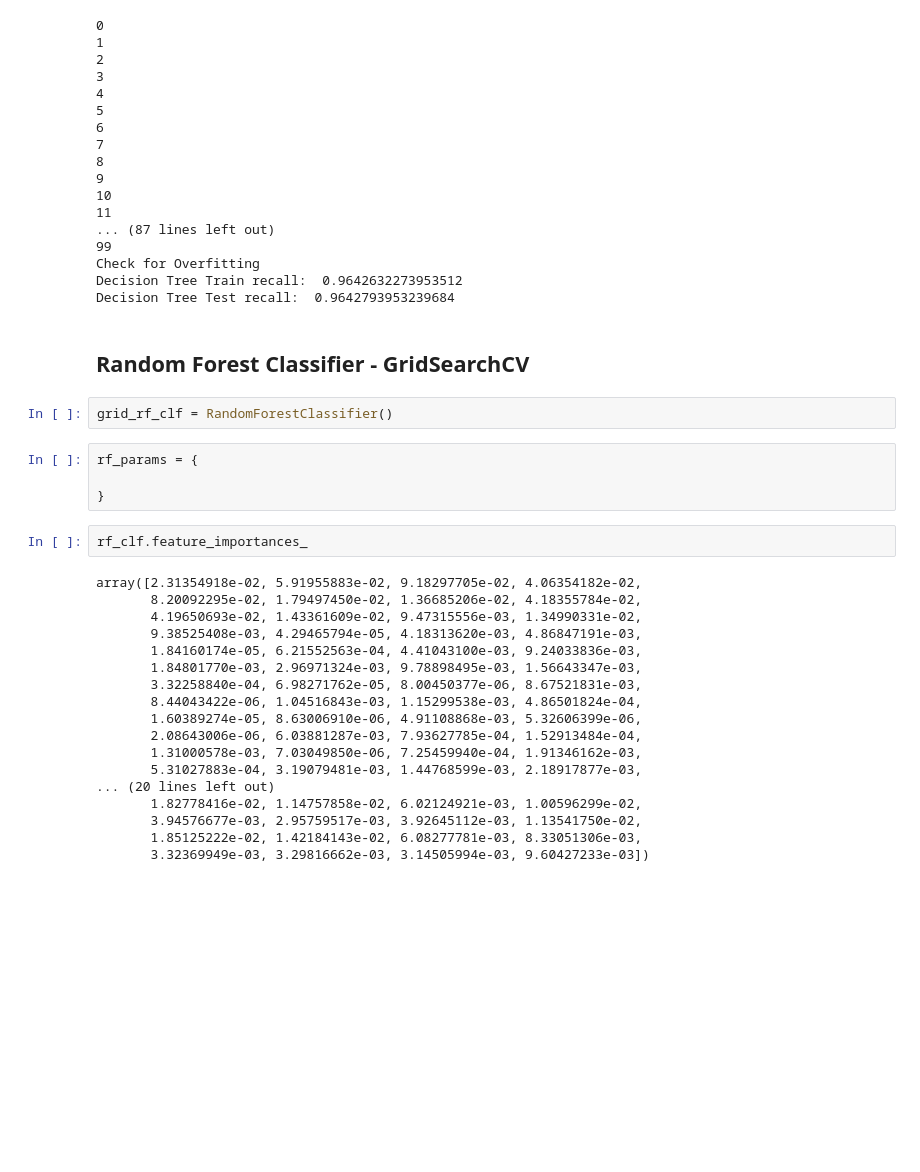
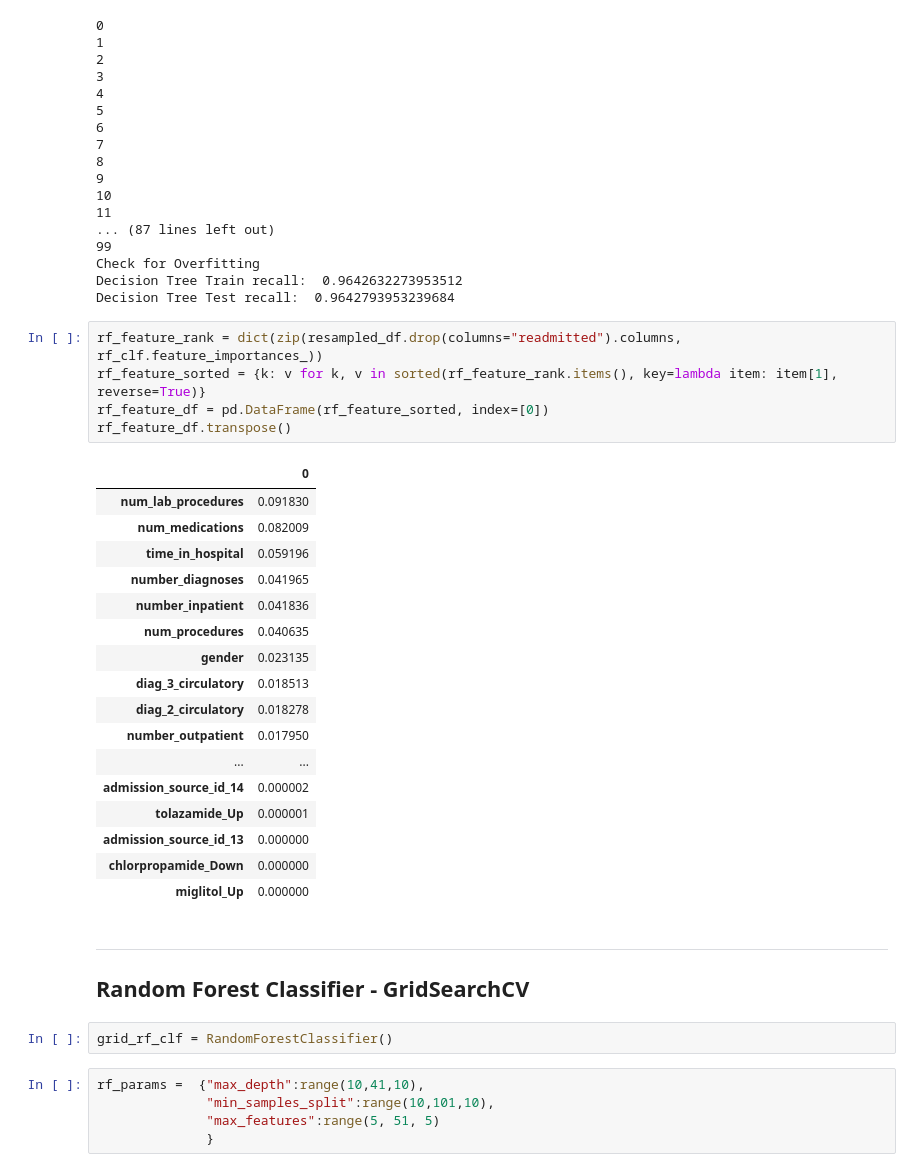
Before and after one commit to yunghanjeong/diabetic_readmission_prediction, a Jupyter notebook: notebooks/diabetes_readmission_model.ipynb, the cells around one changed output. Cells and saved outputs as stored; diff of their text form; blank space fills up the shorter version.

```diff
--- a/notebooks/diabetes_readmission_model.ipynb
+++ b/notebooks/diabetes_readmission_model.ipynb
@@ -419,31 +427,37 @@ print("Random Forrest Test recall: ", avg_rf_test_recall/n)
 Check for Overfitting
 Decision Tree Train recall:  0.9642632273953512
 Decision Tree Test recall:  0.9642793953239684
+# %%
+rf_feature_rank = dict(zip(resampled_df.drop(columns="readmitted").columns, rf_clf.feature_importances_))
+rf_feature_sorted = {k: v for k, v in sorted(rf_feature_rank.items(), key=lambda item: item[1], reverse=True)}
+rf_feature_df = pd.DataFrame(rf_feature_sorted, index=[0])
+rf_feature_df.transpose()
+# %% [output]
+|  | 0 |
+| num_lab_procedures | 0.091830 |
+| num_medications | 0.082009 |
+| time_in_hospital | 0.059196 |
+| number_diagnoses | 0.041965 |
+| number_inpatient | 0.041836 |
+| num_procedures | 0.040635 |
+| gender | 0.023135 |
+| diag_3_circulatory | 0.018513 |
+| diag_2_circulatory | 0.018278 |
+| number_outpatient | 0.017950 |
+| ... | ... |
+| admission_source_id_14 | 0.000002 |
+| tolazamide_Up | 0.000001 |
+| admission_source_id_13 | 0.000000 |
+| chlorpropamide_Down | 0.000000 |
+| miglitol_Up | 0.000000 |
 # %% [markdown]
+***
+
 ## Random Forest Classifier - GridSearchCV
 # %%
 grid_rf_clf = RandomForestClassifier()
-# %%
-rf_params = {
-
-}
-# %%
-rf_clf.feature_importances_
-# %% [output]
-array([2.31354918e-02, 5.91955883e-02, 9.18297705e-02, 4.06354182e-02,
-       8.20092295e-02, 1.79497450e-02, 1.36685206e-02, 4.18355784e-02,
-       4.19650693e-02, 1.43361609e-02, 9.47315556e-03, 1.34990331e-02,
-       9.38525408e-03, 4.29465794e-05, 4.18313620e-03, 4.86847191e-03,
-       1.84160174e-05, 6.21552563e-04, 4.41043100e-03, 9.24033836e-03,
-       1.84801770e-03, 2.96971324e-03, 9.78898495e-03, 1.56643347e-03,
-       3.32258840e-04, 6.98271762e-05, 8.00450377e-06, 8.67521831e-03,
-       8.44043422e-06, 1.04516843e-03, 1.15299538e-03, 4.86501824e-04,
-       1.60389274e-05, 8.63006910e-06, 4.91108868e-03, 5.32606399e-06,
-       2.08643006e-06, 6.03881287e-03, 7.93627785e-04, 1.52913484e-04,
-       1.31000578e-03, 7.03049850e-06, 7.25459940e-04, 1.91346162e-03,
-       5.31027883e-04, 3.19079481e-03, 1.44768599e-03, 2.18917877e-03,
-... (20 lines left out)
-       1.82778416e-02, 1.14757858e-02, 6.02124921e-03, 1.00596299e-02,
-       3.94576677e-03, 2.95759517e-03, 3.92645112e-03, 1.13541750e-02,
-       1.85125222e-02, 1.42184143e-02, 6.08277781e-03, 8.33051306e-03,
-       3.32369949e-03, 3.29816662e-03, 3.14505994e-03, 9.60427233e-03])
+# %%
+rf_params =  {"max_depth":range(10,41,10),
+              "min_samples_split":range(10,101,10),
+              "max_features":range(5, 51, 5)
+              }
```
Also changed, not shown: parts of 9 cells of this notebook.
